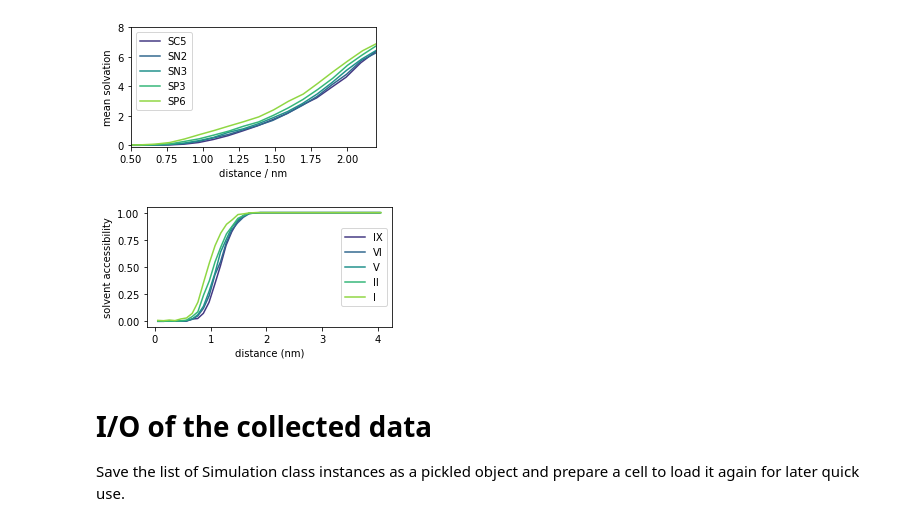
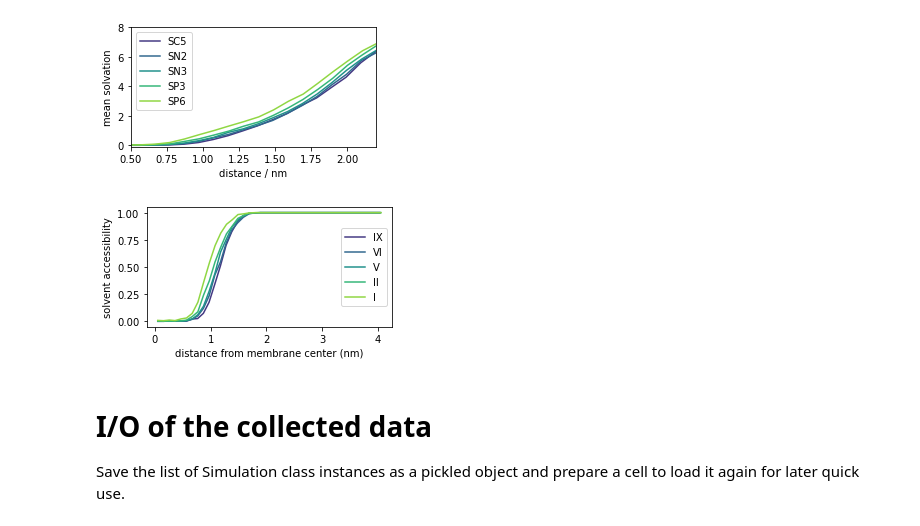
Before and after one commit to jmelcr/permeability, a Jupyter notebook: martini3/cholesterol00p_PC_variousTails_sims/saturation_DPPC-POPC_titration/perm_particle_EOLS/dopc-unsat_0-169_d_100/plot_mean_solvation_of_x_all_sims.ipynb, the cells around one changed output. Saved outputs shown, nothing was run; the diff lists cells and outputs as text; code cells hidden in the pictures.

Commit message:
small fix in plots with various particles

```diff
--- a/martini3/cholesterol00p_PC_variousTails_sims/saturation_DPPC-POPC_titration/perm_particle_EOLS/dopc-unsat_0-169_d_100/plot_mean_solvation_of_x_all_sims.ipynb
+++ b/martini3/cholesterol00p_PC_variousTails_sims/saturation_DPPC-POPC_titration/perm_particle_EOLS/dopc-unsat_0-169_d_100/plot_mean_solvation_of_x_all_sims.ipynb
@@ -217,22 +217,22 @@ fig.figure.savefig("mean_solvation_profiles_zoomin.png", dpi=150, bbox_inches='t
 # %%
 # make a plot of the solvatation profile for each simulation
 for sim in sims:
     if any(x in sim.dirname for x in selected_particles):
         try:
             curr_part_name = sim.dirname[-3:]
             curr_hydrophobic_level = particle_names_to_levels[curr_part_name]
             fig = sim.plot_mean_solv_profile(plt_label=curr_hydrophobic_level, plt_solvdeg=True)
         except:
             pass
 
 fig.figure.set_size_inches([4.4,2.2])
 plt.legend(loc="right")
-fig.set_xlabel("distance (nm)")
+fig.set_xlabel("distance from membrane center (nm)")
 fig.set_ylabel("solvent accessibility")
 
 fig.figure.savefig("solvent_accessibility_profiles.png", dpi=150, bbox_inches='tight')
 # %% [output]
-[figure, old version]
+[figure, new version]
 # %% [markdown]
 # I/O of the collected data
 
```
Also changed, not shown: 3 other files.
